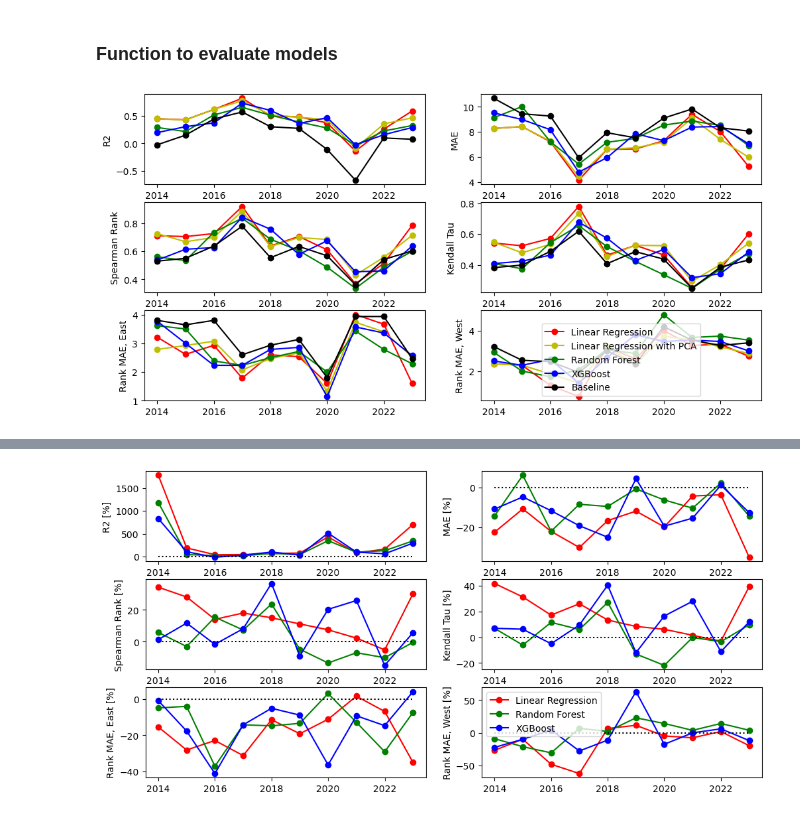
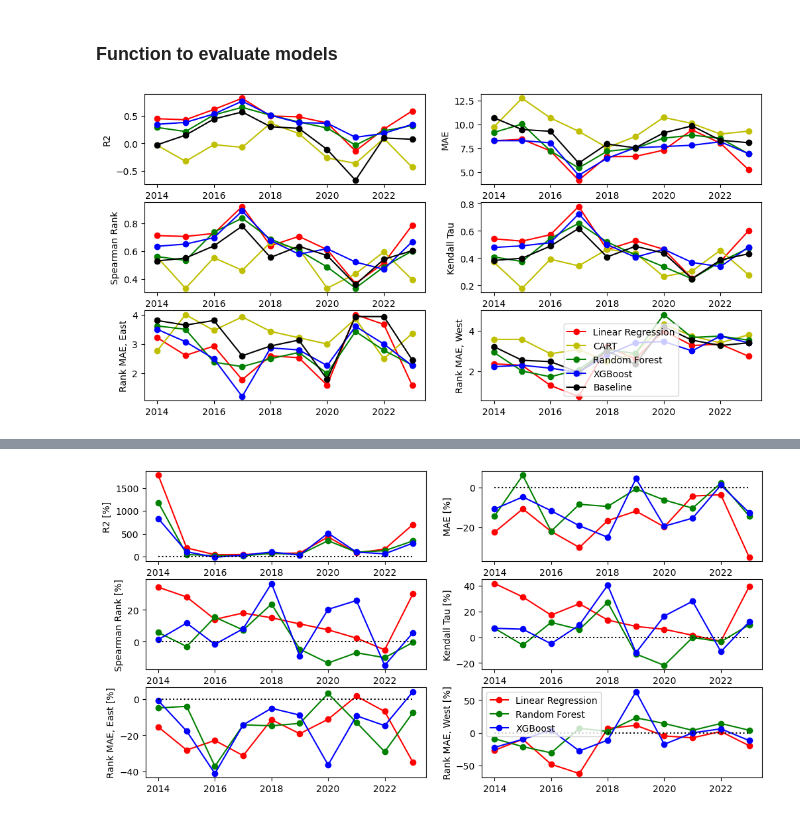
Before and after one commit to martinbog19/balling-on-the-edge, a Jupyter notebook: model_scoring.ipynb, the cells around one changed output, grey strips where cells are left out. Cells and saved outputs as stored; diff of their text form; code cells hidden in the pictures.

```diff
--- a/model_scoring.ipynb
+++ b/model_scoring.ipynb
@@ -5,6 +5,8 @@ import requests
 from bs4 import BeautifulSoup
 from sklearn.metrics import r2_score
 import matplotlib.pyplot as plt
+plt.rcParams['font.family'] = 'times'
+plt.rcParams['axes.axisbelow'] = True
 from scipy.stats import spearmanr, kendalltau
 # %% [markdown]
 ### Create a csv with all teams and conferences since 2014
@@ -86,22 +88,22 @@ def evaluate_model(path, years) :
 years = np.arange(2014, 2024)
 # %%
 res_lr, avg_lr = evaluate_model('data/pred_test_LR.csv', years)
-res_lr_pca, avg_lr_pca = evaluate_model('data/pred_test_LR_PCA.csv', years)
 res_rf, avg_rf = evaluate_model('data/pred_test_RF.csv', years)
 res_xgb, avg_xgb = evaluate_model('data/pred_test_XGB.csv', years)
+res_cart, avg_cart = evaluate_model('data/pred_test_CART.csv', years)
 res_baseline, avg_baseline = evaluate_model('data/pred_test_baseline.csv', years)
 # %%
 fig, axs = plt.subplots(3, 2, figsize = (12, 6)); axs = axs.flatten()
 
 for j, (ax, ttl) in enumerate(zip(axs, ['R2', 'MAE', 'Spearman Rank', 'Kendall Tau', 'Rank MAE, East', 'Rank MAE, West'])) :
     ax.plot(years, res_lr[:,j], 'r-o', label = 'Linear Regression')
-    ax.plot(years, res_lr_pca[:,j], 'y-o', label = 'Linear Regression with PCA')
+    ax.plot(years, res_cart[:,j], 'y-o', label = 'CART')
     ax.plot(years, res_rf[:,j], 'g-o', label = 'Random Forest')
     ax.plot(years, res_xgb[:,j], 'b-o', label = 'XGBoost')
     ax.plot(years, res_baseline[:,j], 'k-o', label = 'Baseline')
     ax.set_ylabel(ttl)
 
 plt.legend()
 plt.show()
 # %% [output]
-[figure, old version]
+[figure, new version]
```
Also changed, not shown: parts of 1 cell of this notebook, 2 other files.
